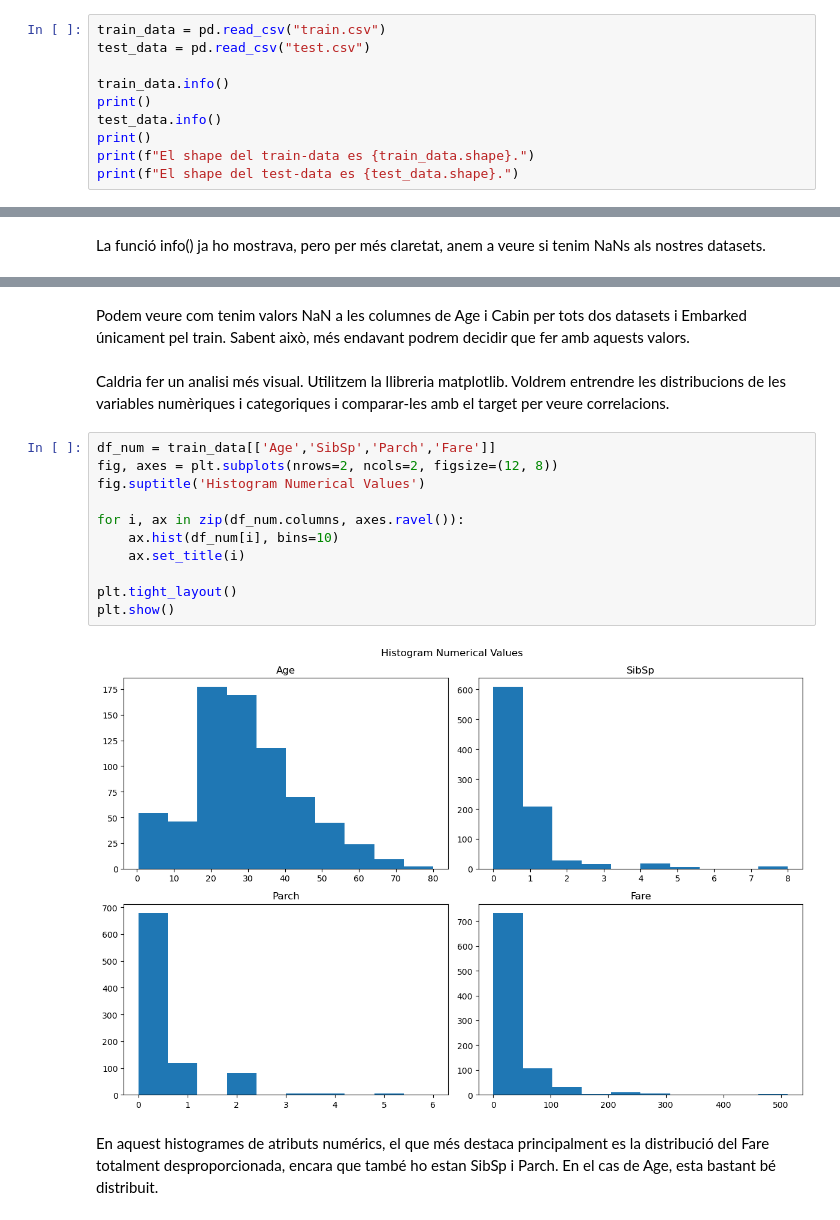
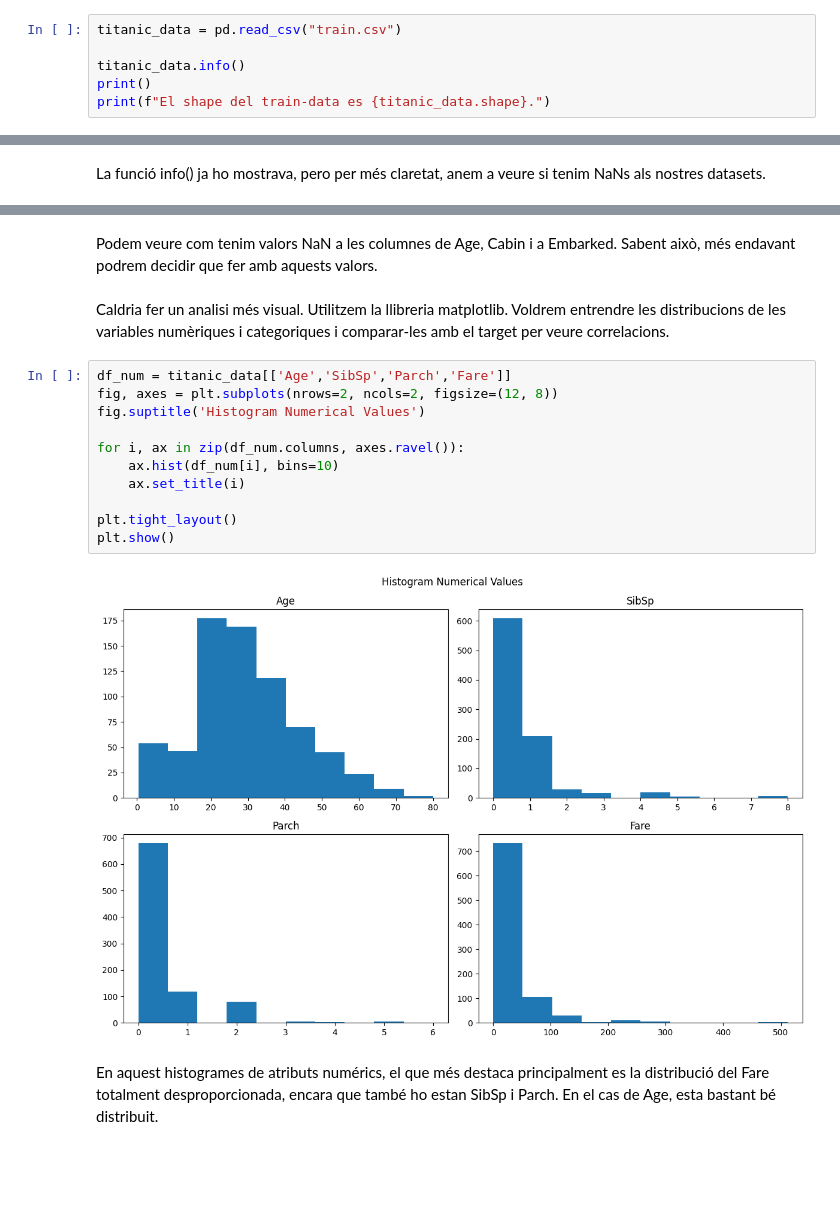
Before and after one commit to Janpb1/APC-TITANIC, a Jupyter notebook: EntregaPractica.ipynb, the cells around one changed output, grey strips where cells are left out. Saved outputs shown, nothing was run; the diff lists cells and outputs as text; blank space fills up the shorter version.

```diff
--- a/EntregaPractica.ipynb
+++ b/EntregaPractica.ipynb
@@ -35,15 +36,11 @@ warnings.filterwarnings("ignore")
 # %% [markdown]
 En aquest apartat farem un analisis complert de les dades.
 # %%
-train_data = pd.read_csv("train.csv")
-test_data = pd.read_csv("test.csv")
+titanic_data = pd.read_csv("train.csv")
 
-train_data.info()
+titanic_data.info()
 print()
-test_data.info()
-print()
-print(f"El shape del train-data es {train_data.shape}.")
-print(f"El shape del test-data es {test_data.shape}.")
+print(f"El shape del train-data es {titanic_data.shape}.")
 # %% [output]
 <class 'pandas.core.frame.DataFrame'>
 RangeIndex: 891 entries, 0 to 890
@@ -105,22 +92,22 @@ Survived       418
 dtype: int64
 'def get_percentage_nan_per_column(df):\n  #retorna un df amb el % de nans de cada columna\n  return df.isna().sum().sort_values()/len(df)*100.\n\npercentage_nan = get_percentage_nan_per_column(titani ...
 # %% [markdown]
-Podem veure com tenim valors NaN a les columnes de Age i Cabin per tots dos datasets i Embarked únicament pel train. Sabent això, més endavant podrem decidir que fer amb aquests valors.
+Podem veure com tenim valors NaN a les columnes de Age, Cabin i a Embarked. Sabent això, més endavant podrem decidir que fer amb aquests valors.
 # %% [markdown]
 Caldria fer un analisi més visual. Utilitzem la llibreria matplotlib. Voldrem entrendre les distribucions de les variables numèriques i categoriques i comparar-les amb el target per veure correlacions.
 # %%
-df_num = train_data[['Age','SibSp','Parch','Fare']]
+df_num = titanic_data[['Age','SibSp','Parch','Fare']]
 fig, axes = plt.subplots(nrows=2, ncols=2, figsize=(12, 8))
 fig.suptitle('Histogram Numerical Values')
 
 for i, ax in zip(df_num.columns, axes.ravel()):
     ax.hist(df_num[i], bins=10)
     ax.set_title(i)
 
 plt.tight_layout()
 plt.show()
 # %% [output]
-[figure, old version]
+[figure, new version]
 # %% [markdown]
 En aquest histogrames de atributs numérics, el que més destaca principalment es la distribució del Fare totalment desproporcionada, encara que també ho estan SibSp i Parch. En el cas de Age, esta bastant bé distribuit.
 # %%
```
Also changed, not shown: parts of 56 cells of this notebook.
